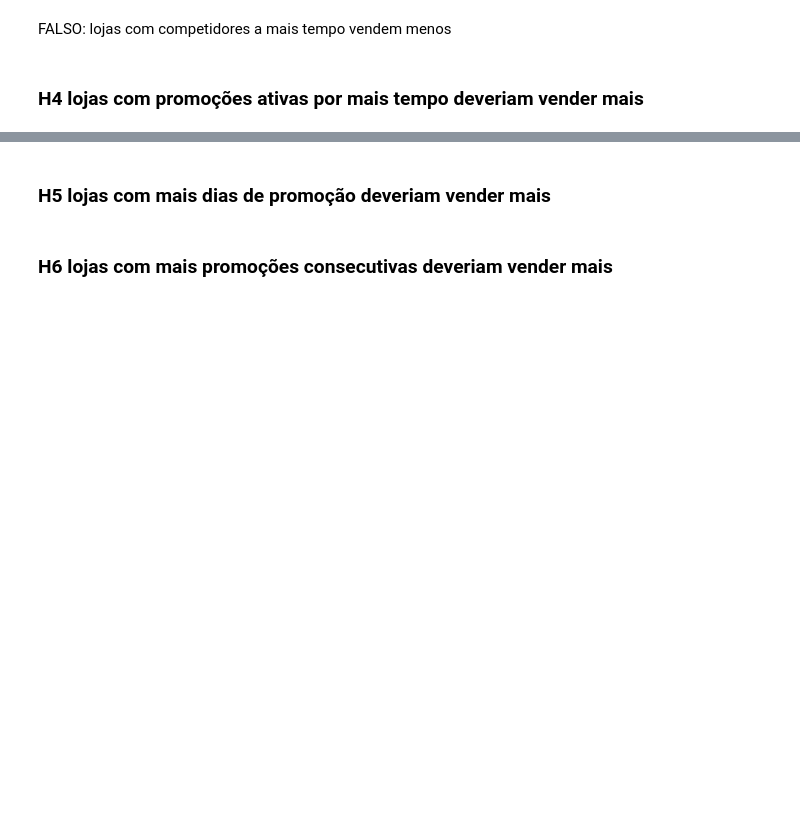
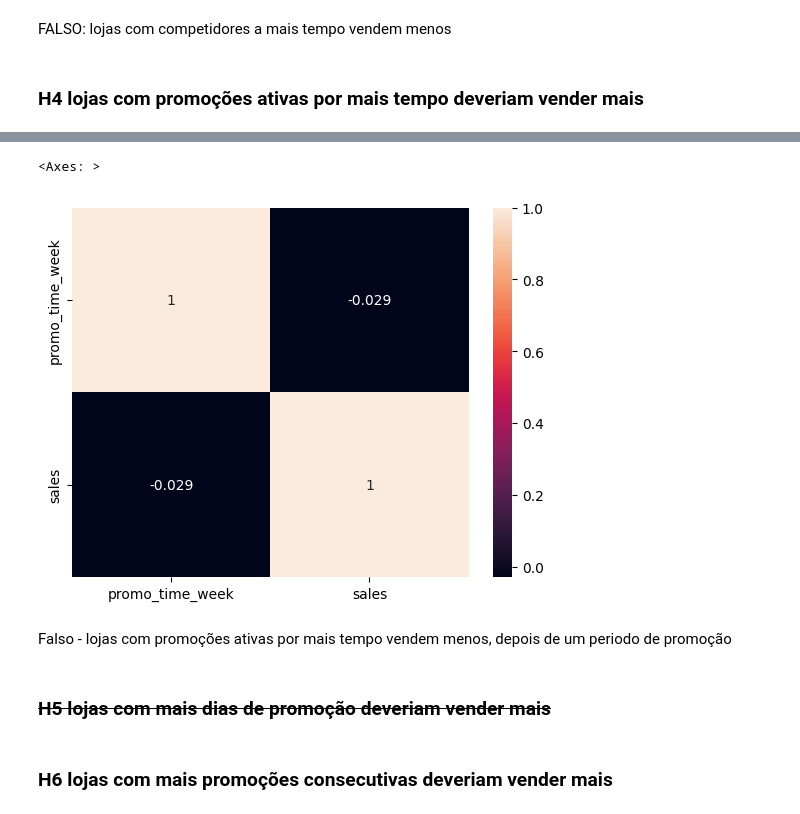
Before and after one commit to juanzimmer/ds_prod_resumo, a Jupyter notebook: notebook.ipynb, the cells around one changed output, grey strips where cells are left out. Cells and saved outputs as stored; diff of their text form; code cells hidden in the pictures; blank space fills up the shorter version.

```diff
--- a/notebook.ipynb
+++ b/notebook.ipynb
@@ -611,4 +632,13 @@ plt.xticks(rotation=90);
+# %%
+aux = df4[['promo_time_week', 'sales']].groupby('promo_time_week').sum().reset_index()
+
+sns.heatmap(aux.corr(method='pearson'), annot=True)
+# %% [output]
+<Axes: >
+[figure, added]
+# %% [markdown]
+Falso - lojas com promoções ativas por mais tempo vendem menos, depois de um periodo de promoção
 # %% [markdown]
-### H5 lojas com mais dias de promoção deveriam vender mais
+### <s>H5 lojas com mais dias de promoção deveriam vender mais</s>
 # %% [markdown]
 ### H6 lojas com mais promoções consecutivas deveriam vender mais
```
Also changed, not shown: parts of 4 cells of this notebook.
